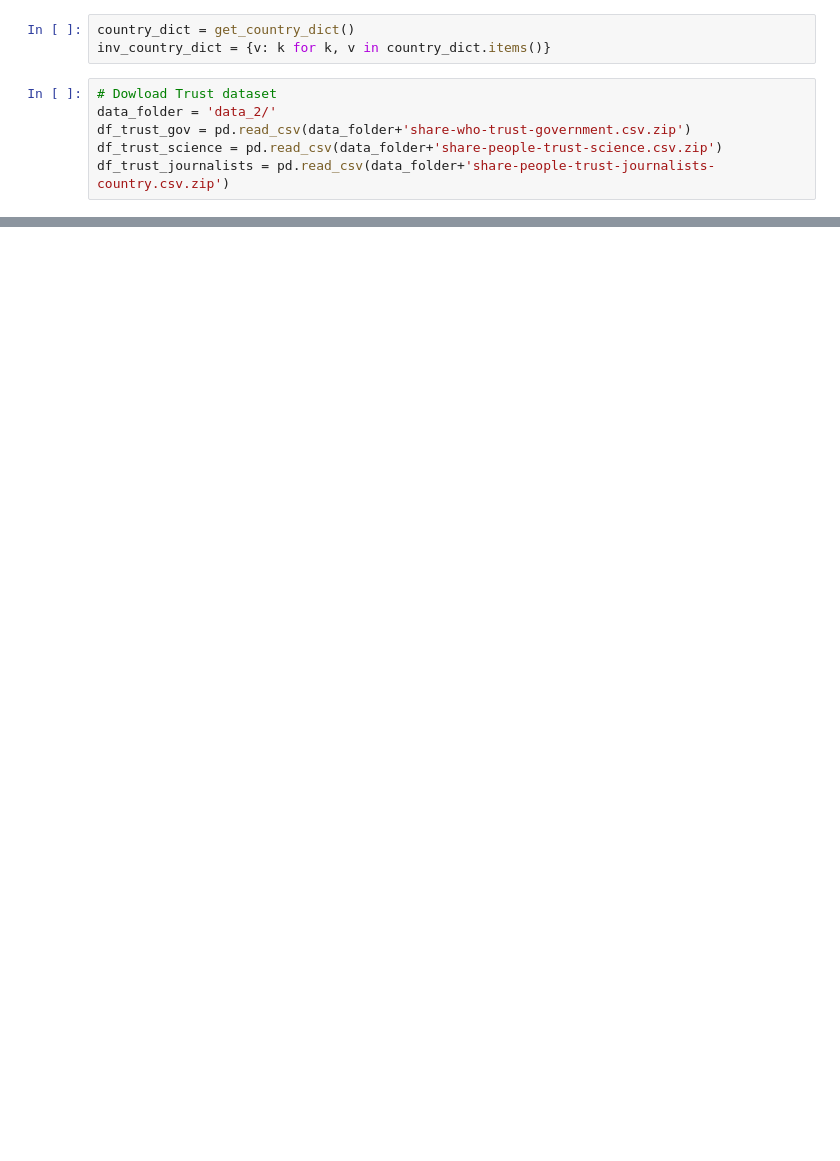
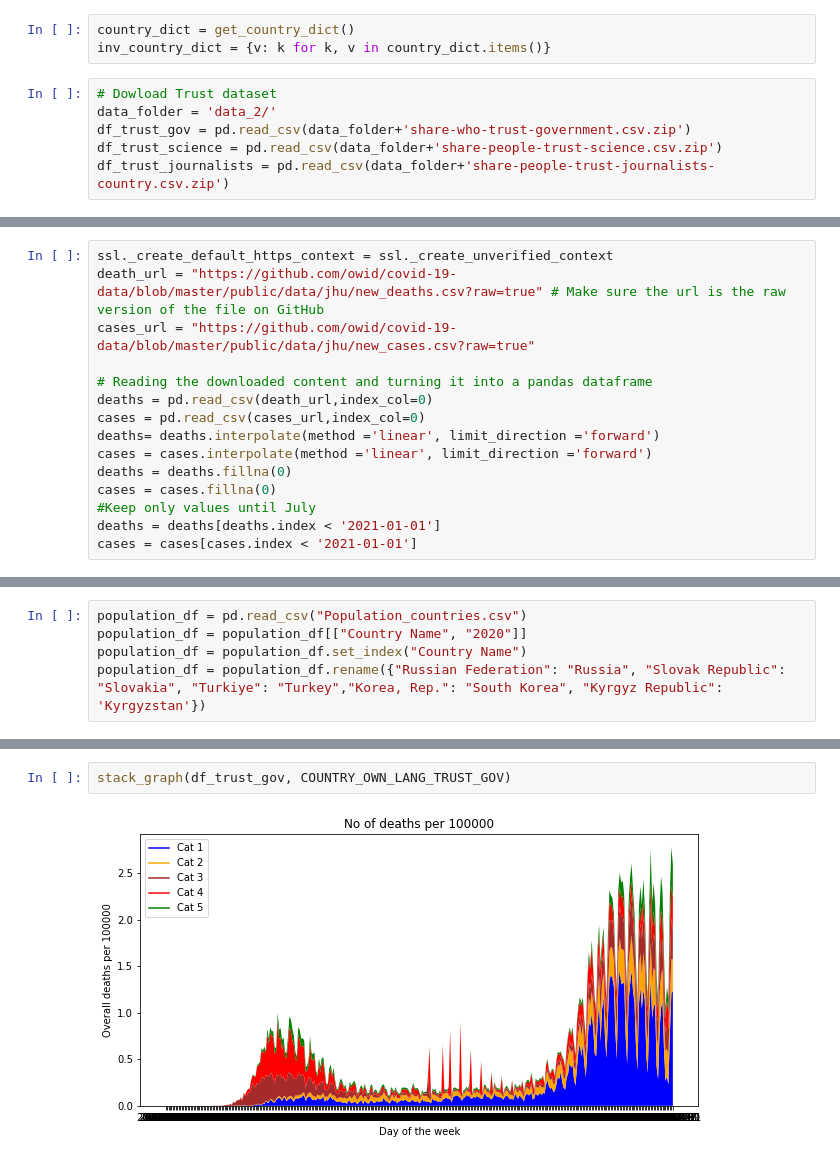
Before and after one commit to epfl-ada/ada-2022-project-thedatadiggers22, a Jupyter notebook: Trust.ipynb, the cells around one changed output, grey strips where cells are left out. Saved outputs shown, nothing was run; the diff lists cells and outputs as text; blank space fills up the shorter version.

Commit message:
trust slackplot added

```diff
--- a/Trust.ipynb
+++ b/Trust.ipynb
@@ -68,3 +67,18 @@ df_trust_science = df_trust_science.set_index("Entity")[["Trust science"]].trans
+# %%
+ssl._create_default_https_context = ssl._create_unverified_context
+death_url = "https://github.com/owid/covid-19-data/blob/master/public/data/jhu/new_deaths.csv?raw=true" # Make sure the url is the raw version of the file on GitHub
+cases_url = "https://github.com/owid/covid-19-data/blob/master/public/data/jhu/new_cases.csv?raw=true"
+
+# Reading the downloaded content and turning it into a pandas dataframe
+deaths = pd.read_csv(death_url,index_col=0)
+cases = pd.read_csv(cases_url,index_col=0)
+deaths= deaths.interpolate(method ='linear', limit_direction ='forward')
+cases = cases.interpolate(method ='linear', limit_direction ='forward')
+deaths = deaths.fillna(0)
+cases = cases.fillna(0)
+#Keep only values until July
+deaths = deaths[deaths.index < '2021-01-01']
+cases = cases[cases.index < '2021-01-01']
 # %%
 # Divide trust interval into nbr_category and label the countries
 def trust_category(trust, nbr_category, country_dict):
@@ -81,3 +94,8 @@ def trust_category(trust, nbr_category, country_dict):
                 country_dict[j] = [country_dict[j], i]
             elif (country_trust == (min_trust + (i+1)*delta)) & (i == (nbr_category-1)):
                 country_dict[j] = [country_dict[j], i]
+# %%
+population_df = pd.read_csv("Population_countries.csv")
+population_df = population_df[["Country Name", "2020"]]
+population_df = population_df.set_index("Country Name")
+population_df = population_df.rename({"Russian Federation": "Russia", "Slovak Republic": "Slovakia", "Turkiye": "Turkey","Korea, Rep.": "South Korea", "Kyrgyz Republic": 'Kyrgyzstan'})
@@ -83,0 +146,4 @@ def trust_category(trust, nbr_category, country_dict):
+# %%
+stack_graph(df_trust_gov, COUNTRY_OWN_LANG_TRUST_GOV)
+# %% [output]
+[figure, added]
```
Also changed, not shown: parts of 6 cells of this notebook, 1 other file.
